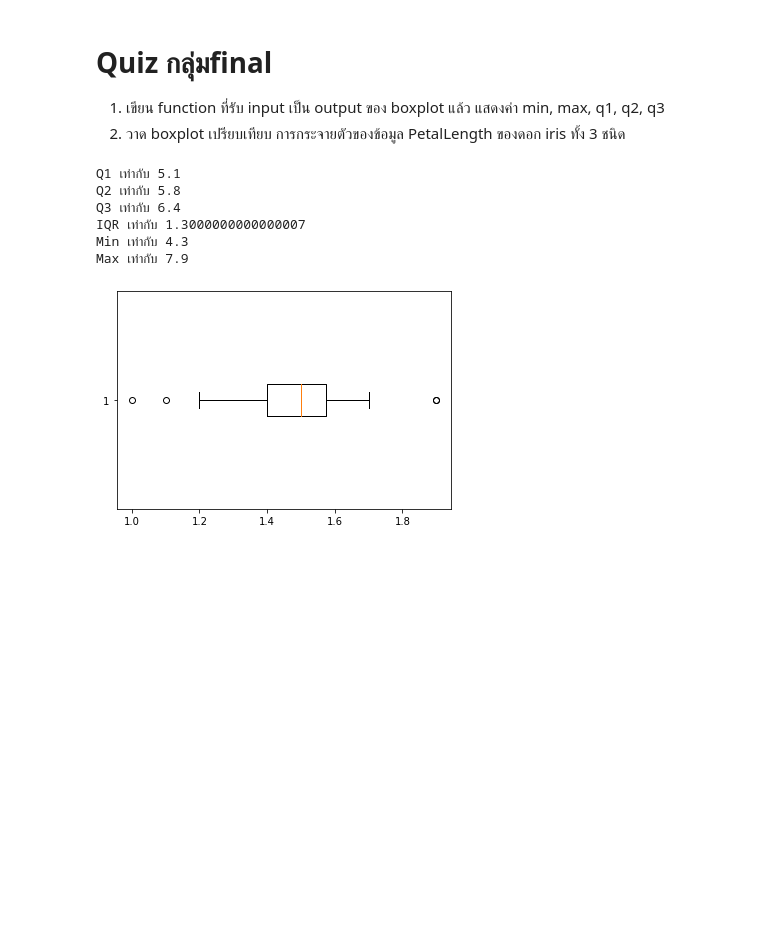
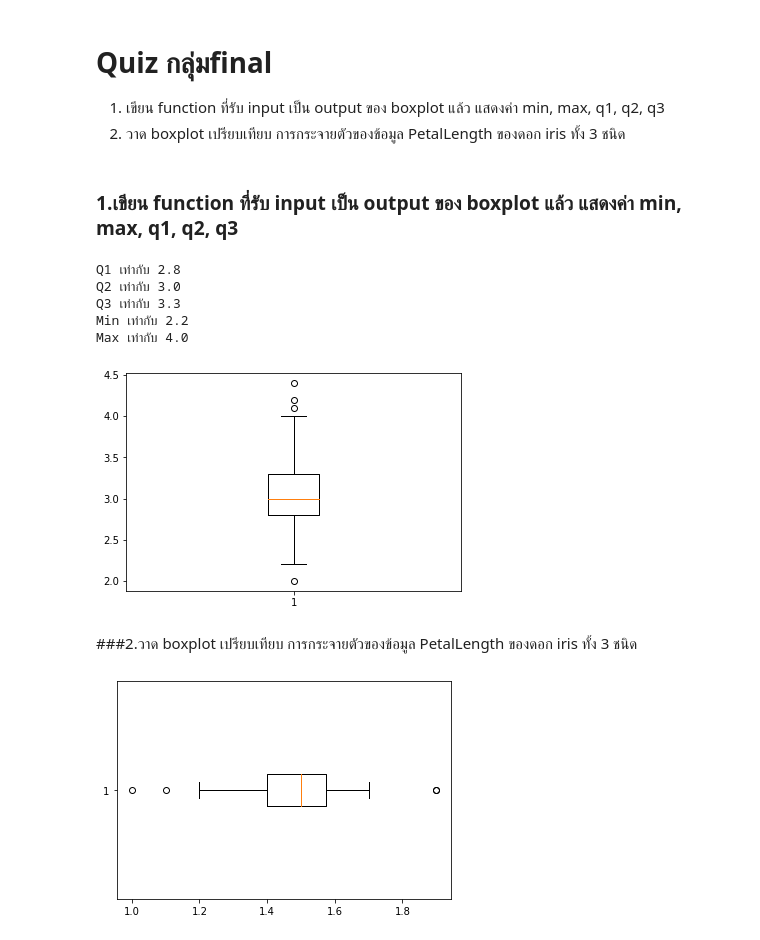
Before and after one commit to Thitichaya2000/data_viz_2022, a Jupyter notebook: DataViz02_Data_Distribution_.ipynb, the cells around one changed output. Cells and saved outputs as stored; diff of their text form; code cells hidden in the pictures; blank space fills up the shorter version.

```diff
--- a/DataViz02_Data_Distribution_.ipynb
+++ b/DataViz02_Data_Distribution_.ipynb
@@ -290,4 +290,6 @@ plt.boxplot(df['SepalLength'],vert=False,showmeans=True,meanprops={'marker':'o'}
 
 1. เขียน function ที่รับ input เป็น output ของ boxplot แล้ว แสดงค่า min, max, q1, q2, q3
 2. วาด boxplot เปรียบเทียบ การกระจายตัวของข้อมูล PetalLength ของดอก iris ทั้ง 3 ชนิด
+# %% [markdown]
+### 1.เขียน function ที่รับ input เป็น output ของ boxplot แล้ว แสดงค่า min, max, q1, q2, q3
 # %%
@@ -302,12 +303,17 @@ def box_vals(ybp):
 # %%
-box_vals(ybp)
+box_vals(x)
 # %% [output]
-Q1 เท่ากับ 5.1
-Q2 เท่ากับ 5.8
-Q3 เท่ากับ 6.4
-IQR เท่ากับ 1.3000000000000007
-Min เท่ากับ 4.3
-Max เท่ากับ 7.9
+Q1 เท่ากับ 2.8
+Q2 เท่ากับ 3.0
+Q3 เท่ากับ 3.3
+Min เท่ากับ 2.2
+Max เท่ากับ 4.0
+# %%
+x = plt.boxplot(df['SepalWidth'])
+# %% [output]
+[figure, added]
+# %% [markdown]
+###2.วาด boxplot เปรียบเทียบ การกระจายตัวของข้อมูล PetalLength ของดอก iris ทั้ง 3 ชนิด
 # %%
 setsosabp = plt.boxplot(df2['PetalLength'][:50],vert=False)
 # %% [output]
```
Also changed, not shown: parts of 14 cells of this notebook.
